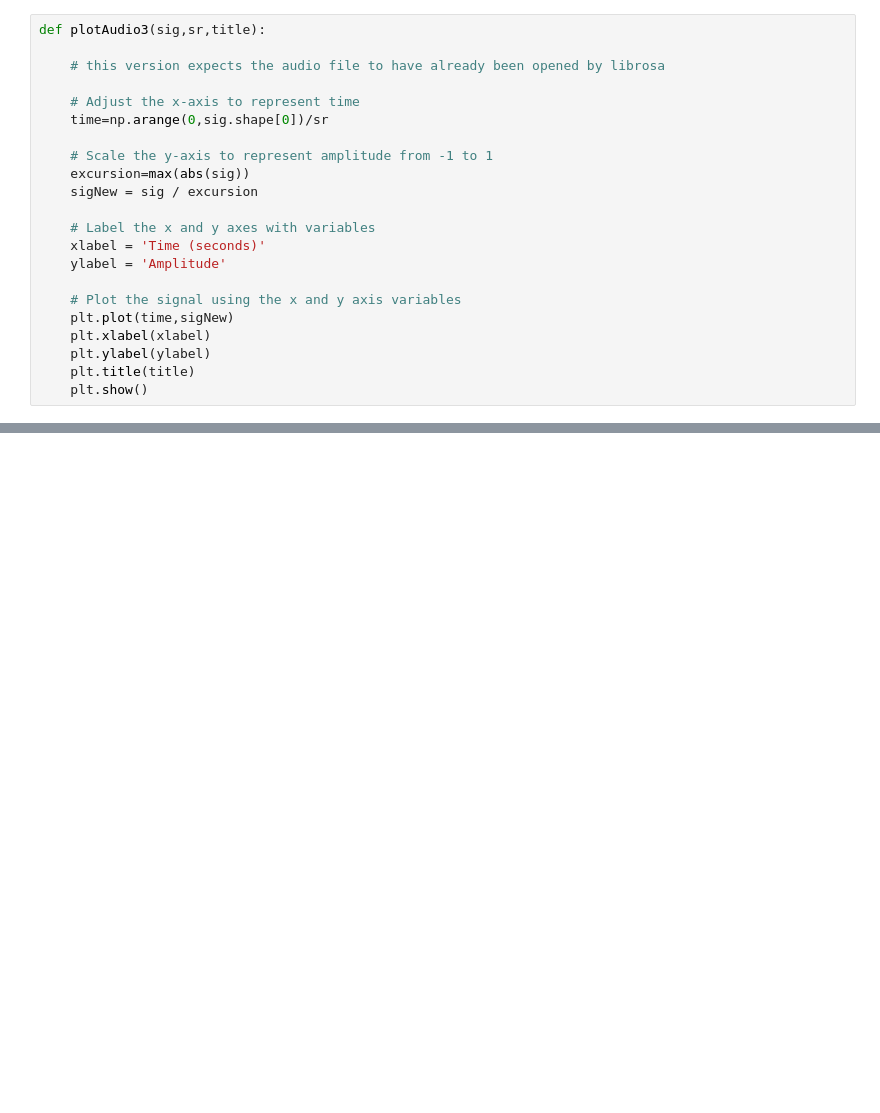
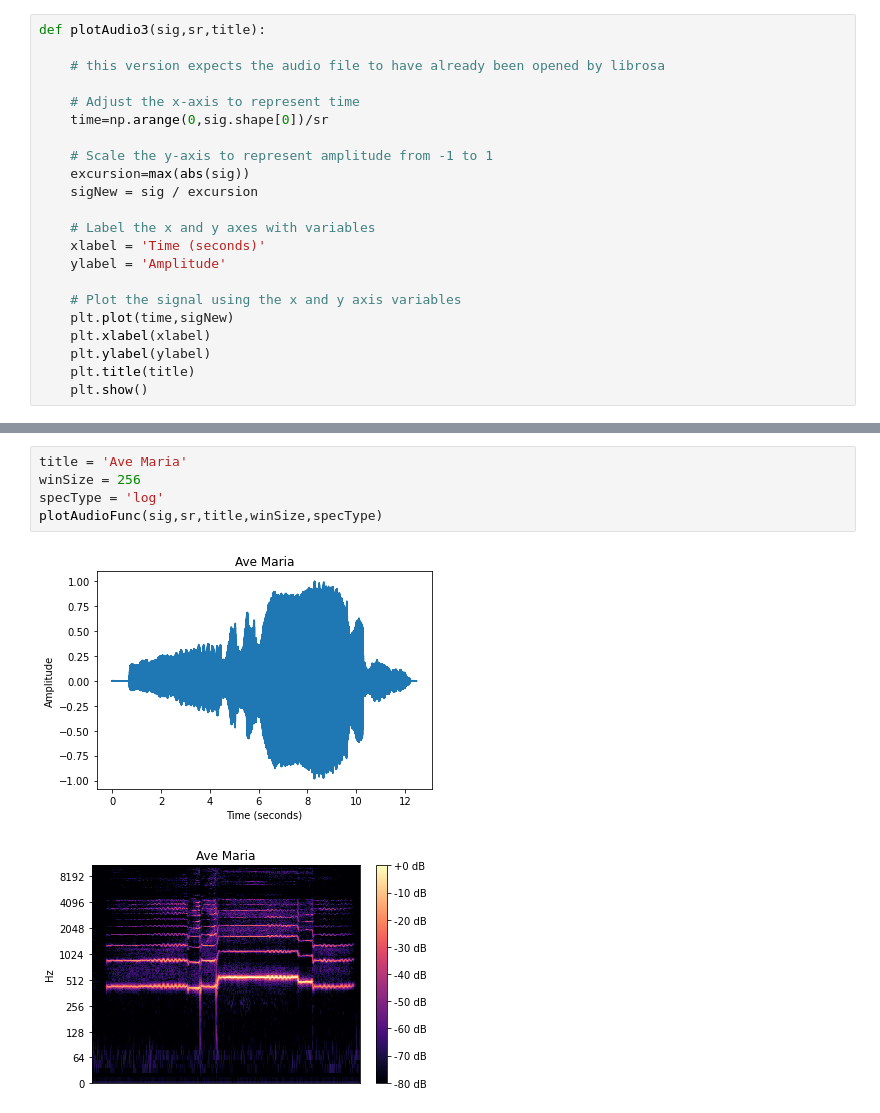
Before and after one commit to WanderingAndYoung/Music-Computing-Alex-, a Jupyter notebook: Lab Assignments/Lab 3.ipynb, the cells around one changed output, grey strips where cells are left out. Saved outputs shown, nothing was run; the diff lists cells and outputs as text; blank space fills up the shorter version.

```diff
--- a/Lab Assignments/Lab 3.ipynb
+++ b/Lab Assignments/Lab 3.ipynb
@@ -40,0 +72,8 @@ plotAudioFunc(sig,sr,title,winSize,specType):
+# %%
+title = 'Ave Maria'
+winSize = 256
+specType = 'log'
+plotAudioFunc(sig,sr,title,winSize,specType)
+# %% [output]
+[figure, added]
+[figure, added]
```
Also changed, not shown: parts of 7 cells of this notebook.
